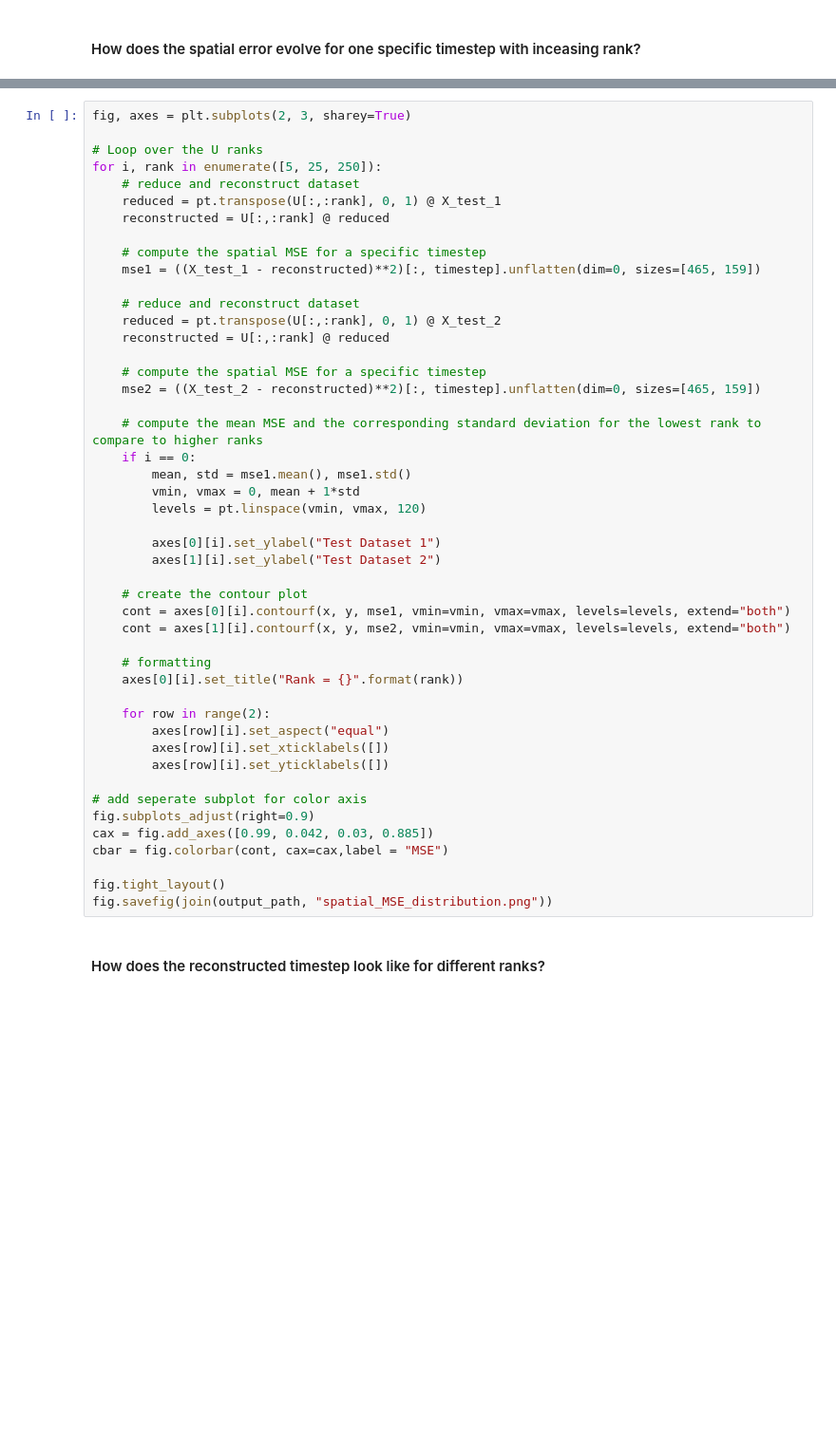
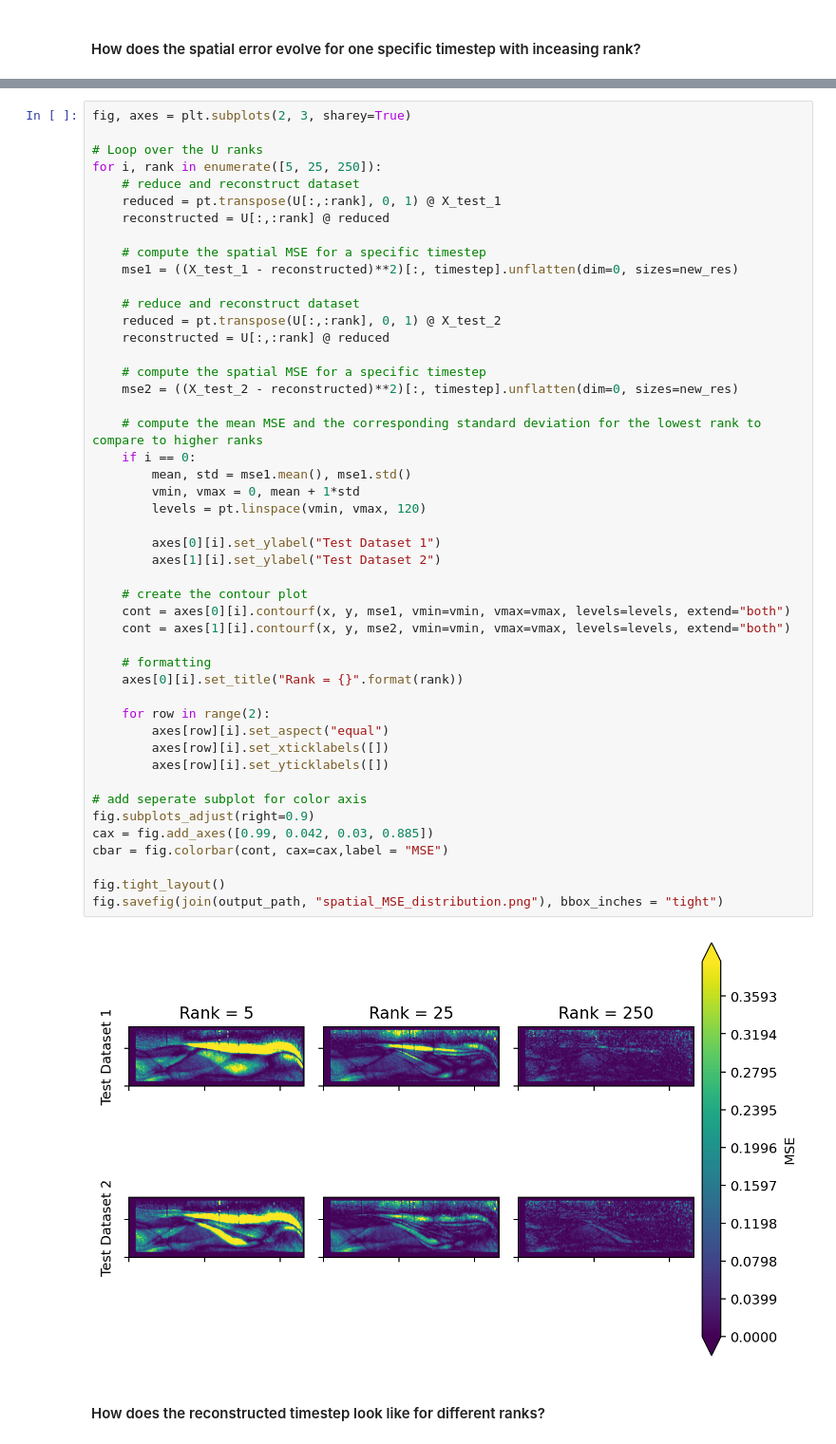
Before and after one commit to AntonSchreiber/ROM-buffet-forecasting, a Jupyter notebook: notebooks/svd_test.ipynb, the cells around one changed output, grey strips where cells are left out. Shown at 95% size. Saved outputs shown, nothing was run; the diff lists cells and outputs as text; blank space fills up the shorter version.

```diff
--- a/notebooks/svd_test.ipynb
+++ b/notebooks/svd_test.ipynb
@@ -145,43 +132,45 @@ for i, rank in enumerate([5, 25, 250]):
     reconstructed = U[:,:rank] @ reduced
 
     # compute the spatial MSE for a specific timestep
-    mse1 = ((X_test_1 - reconstructed)**2)[:, timestep].unflatten(dim=0, sizes=[465, 159])
+    mse1 = ((X_test_1 - reconstructed)**2)[:, timestep].unflatten(dim=0, sizes=new_res)
 
     # reduce and reconstruct dataset
     reduced = pt.transpose(U[:,:rank], 0, 1) @ X_test_2
     reconstructed = U[:,:rank] @ reduced
 
     # compute the spatial MSE for a specific timestep
-    mse2 = ((X_test_2 - reconstructed)**2)[:, timestep].unflatten(dim=0, sizes=[465, 159])
+    mse2 = ((X_test_2 - reconstructed)**2)[:, timestep].unflatten(dim=0, sizes=new_res)
 
     # compute the mean MSE and the corresponding standard deviation for the lowest rank to compare to higher ranks
     if i == 0:
         mean, std = mse1.mean(), mse1.std()
         vmin, vmax = 0, mean + 1*std
         levels = pt.linspace(vmin, vmax, 120)
 
         axes[0][i].set_ylabel("Test Dataset 1")
         axes[1][i].set_ylabel("Test Dataset 2")
 
     # create the contour plot
     cont = axes[0][i].contourf(x, y, mse1, vmin=vmin, vmax=vmax, levels=levels, extend="both")
     cont = axes[1][i].contourf(x, y, mse2, vmin=vmin, vmax=vmax, levels=levels, extend="both")
 
     # formatting
     axes[0][i].set_title("Rank = {}".format(rank))
 
     for row in range(2):
         axes[row][i].set_aspect("equal")
         axes[row][i].set_xticklabels([])
         axes[row][i].set_yticklabels([])
 
 # add seperate subplot for color axis
 fig.subplots_adjust(right=0.9)
 cax = fig.add_axes([0.99, 0.042, 0.03, 0.885])
 cbar = fig.colorbar(cont, cax=cax,label = "MSE")
 
 fig.tight_layout()
-fig.savefig(join(output_path, "spatial_MSE_distribution.png"))
+fig.savefig(join(output_path, "spatial_MSE_distribution.png"), bbox_inches = "tight")
+# %% [output]
+[figure, added]
 # %% [markdown]
 #### How does the reconstructed timestep look like for different ranks?
 # %%
```
Also changed, not shown: parts of 5 cells of this notebook, 3 other files.
